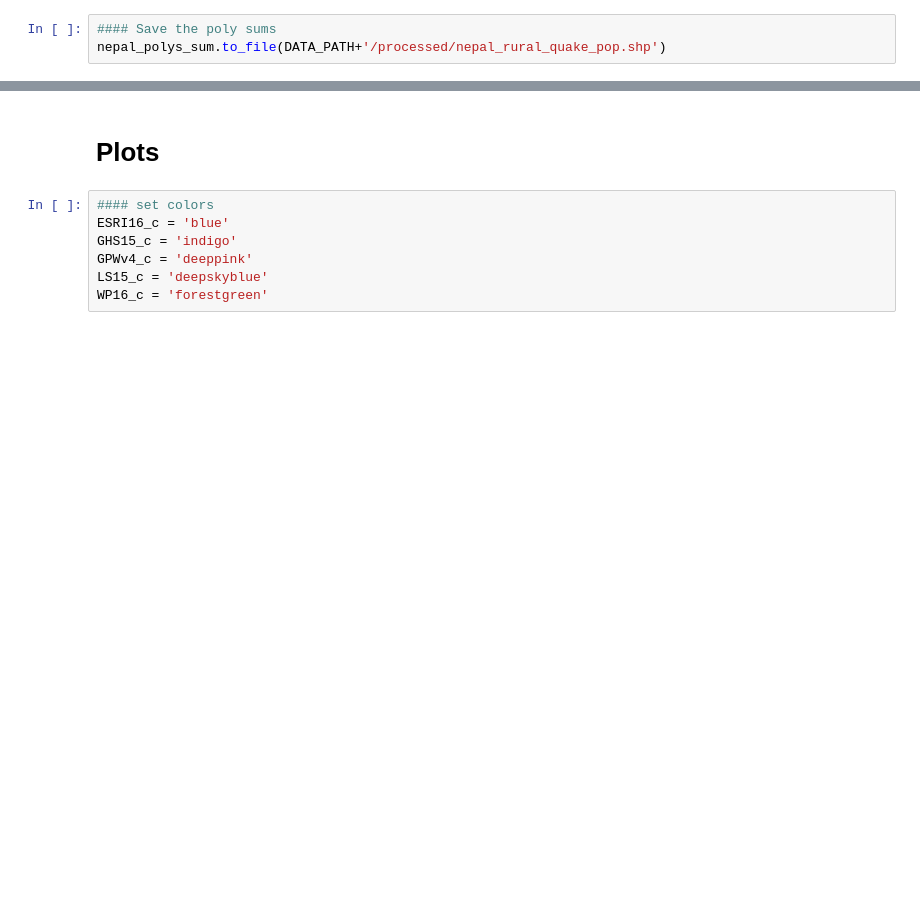
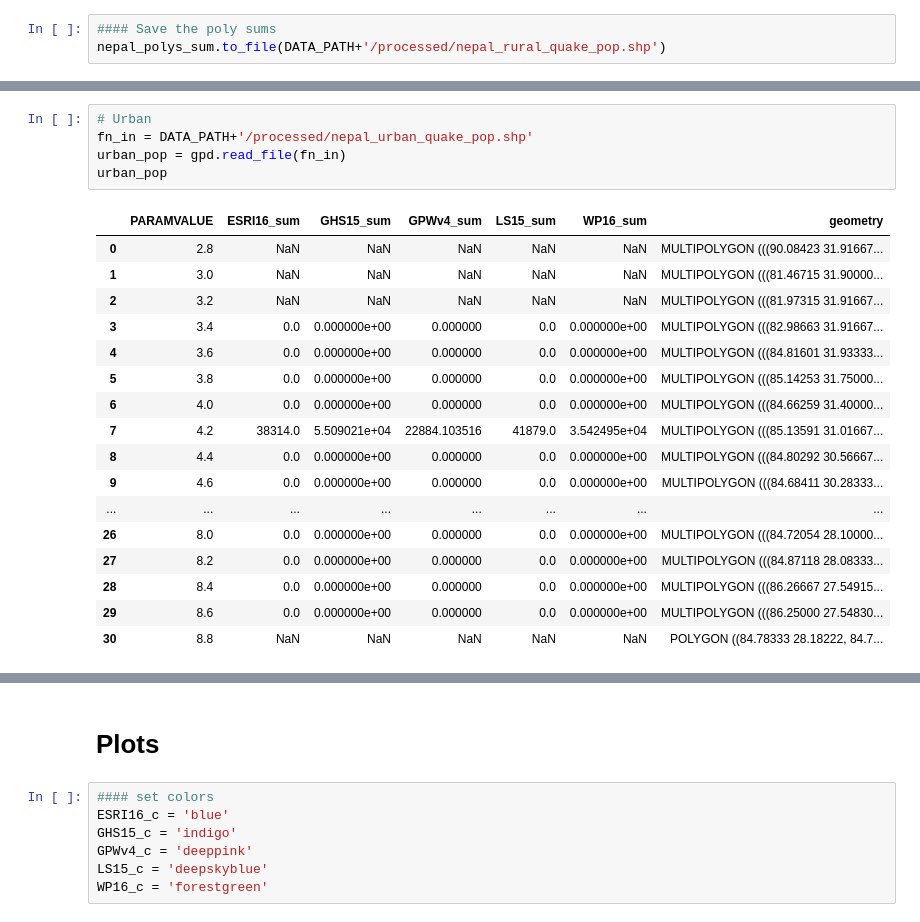
Before and after one commit to cascadet/PopGridCompare-ms, a Jupyter notebook: notebooks/Step5_NepalQuake.ipynb, the cells around one changed output, grey strips where cells are left out. Drawn from its saved outputs; the diff is of its cells as text; blank space fills up the shorter version.

```diff
--- a/notebooks/Step5_NepalQuake.ipynb
+++ b/notebooks/Step5_NepalQuake.ipynb
@@ -133,0 +181,23 @@ nepal_polys_sum.to_file(DATA_PATH+'/processed/nepal_rural_quake_pop.shp')
+# %%
+# Urban
+fn_in = DATA_PATH+'/processed/nepal_urban_quake_pop.shp'
+urban_pop = gpd.read_file(fn_in)
+urban_pop
+# %% [output]
+|  | PARAMVALUE | ESRI16_sum | GHS15_sum | GPWv4_sum | LS15_sum | WP16_sum | geometry |
+| 0 | 2.8 | NaN | NaN | NaN | NaN | NaN | MULTIPOLYGON (((90.08423 31.91667... |
+| 1 | 3.0 | NaN | NaN | NaN | NaN | NaN | MULTIPOLYGON (((81.46715 31.90000... |
+| 2 | 3.2 | NaN | NaN | NaN | NaN | NaN | MULTIPOLYGON (((81.97315 31.91667... |
+| 3 | 3.4 | 0.0 | 0.000000e+00 | 0.000000 | 0.0 | 0.000000e+00 | MULTIPOLYGON (((82.98663 31.91667... |
+| 4 | 3.6 | 0.0 | 0.000000e+00 | 0.000000 | 0.0 | 0.000000e+00 | MULTIPOLYGON (((84.81601 31.93333... |
+| 5 | 3.8 | 0.0 | 0.000000e+00 | 0.000000 | 0.0 | 0.000000e+00 | MULTIPOLYGON (((85.14253 31.75000... |
+| 6 | 4.0 | 0.0 | 0.000000e+00 | 0.000000 | 0.0 | 0.000000e+00 | MULTIPOLYGON (((84.66259 31.40000... |
+| 7 | 4.2 | 38314.0 | 5.509021e+04 | 22884.103516 | 41879.0 | 3.542495e+04 | MULTIPOLYGON (((85.13591 31.01667... |
+| 8 | 4.4 | 0.0 | 0.000000e+00 | 0.000000 | 0.0 | 0.000000e+00 | MULTIPOLYGON (((84.80292 30.56667... |
+| 9 | 4.6 | 0.0 | 0.000000e+00 | 0.000000 | 0.0 | 0.000000e+00 | MULTIPOLYGON (((84.68411 30.28333... |
+| ... | ... | ... | ... | ... | ... | ... | ... |
+| 26 | 8.0 | 0.0 | 0.000000e+00 | 0.000000 | 0.0 | 0.000000e+00 | MULTIPOLYGON (((84.72054 28.10000... |
+| 27 | 8.2 | 0.0 | 0.000000e+00 | 0.000000 | 0.0 | 0.000000e+00 | MULTIPOLYGON (((84.87118 28.08333... |
+| 28 | 8.4 | 0.0 | 0.000000e+00 | 0.000000 | 0.0 | 0.000000e+00 | MULTIPOLYGON (((86.26667 27.54915... |
+| 29 | 8.6 | 0.0 | 0.000000e+00 | 0.000000 | 0.0 | 0.000000e+00 | MULTIPOLYGON (((86.25000 27.54830... |
+| 30 | 8.8 | NaN | NaN | NaN | NaN | NaN | POLYGON ((84.78333 28.18222, 84.7... |
```
Also changed, not shown: parts of 28 cells of this notebook.
